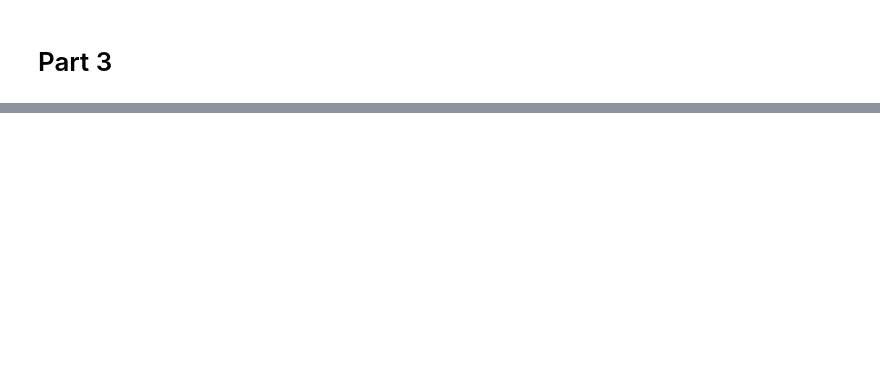
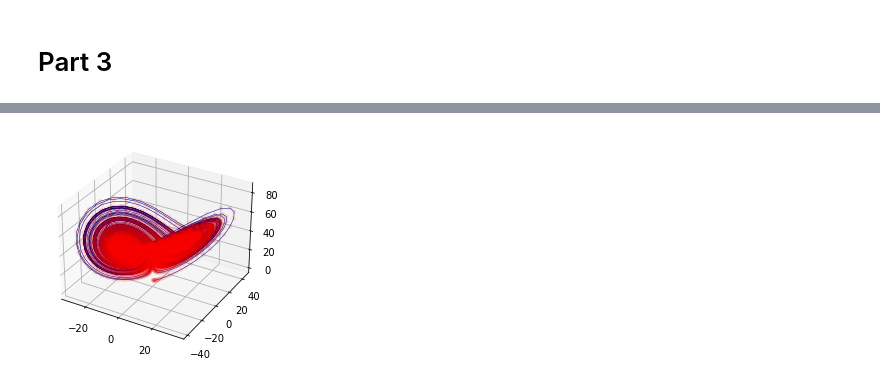
Before and after one commit to alexvillr/COMP3710, a Jupyter notebook: fractal_lab.ipynb, the cells around one changed output, grey strips where cells are left out. Drawn from its saved outputs; the diff is of its cells as text; code cells hidden in the pictures; blank space fills up the shorter version.

```diff
--- a/fractal_lab.ipynb
+++ b/fractal_lab.ipynb
@@ -121,0 +110,40 @@ plt.show()
+# %%
+# https://doi.org/10.1016/0375-9601(83)90052-X
+
+# using the sigma, rho and beta values that make the lorenz attractor a fractal
+# according to wikipedia
+def lorenz(x, y, z, sigma=16.0, rho=40.0, beta=4.0):
+    # lorenz equations
+    x_dot = sigma * (y - x)
+    y_dot = rho * x - y - x * z
+    z_dot = x * y - beta * z
+
+    return x_dot, y_dot, z_dot
+
+# setting dt and number of steps for appropriate clarity
+dt=0.01
+num_steps = 10000
+
+# initialise empty array and initial values for a clean spiral
+xs, ys, zs = np.empty(num_steps + 1), np.empty(num_steps + 1), np.empty(num_steps + 1)
+xs[0], ys[0], zs[0] = 0.0, 1.0, 1.05
+
+# itterate over array calculating what the new value should be in each case based on previous values
+for i in range(num_steps):
+    x_dot, y_dot, z_dot = lorenz(xs[i], ys[i], zs[i])
+    xs[i+1] = xs[i] + x_dot * dt
+    ys[i+1] = ys[i] + y_dot * dt
+    zs[i+1] = zs[i] + z_dot * dt
+    # each next point relies on the previous point of all 3 so if you were to do these actions in parallel
+    # they would just have to wait for each other anyway thus parallelism is pointless and introduces
+    # unnecassary convolution to the code making it harder to read
+
+
+# do a 3d projection of the plot making it pretty with some colour choices
+fig = plt.subplot(projection="3d")
+fig.plot(xs, ys, zs, lw=0.5, color="navy")
+fig.scatter(xs, ys, zs, lw=0.1, alpha=0.1, color="red")
+
+plt.show()
+# %% [output]
+[figure, added]
```
Also changed, not shown: parts of 4 cells of this notebook, 3 other files.
